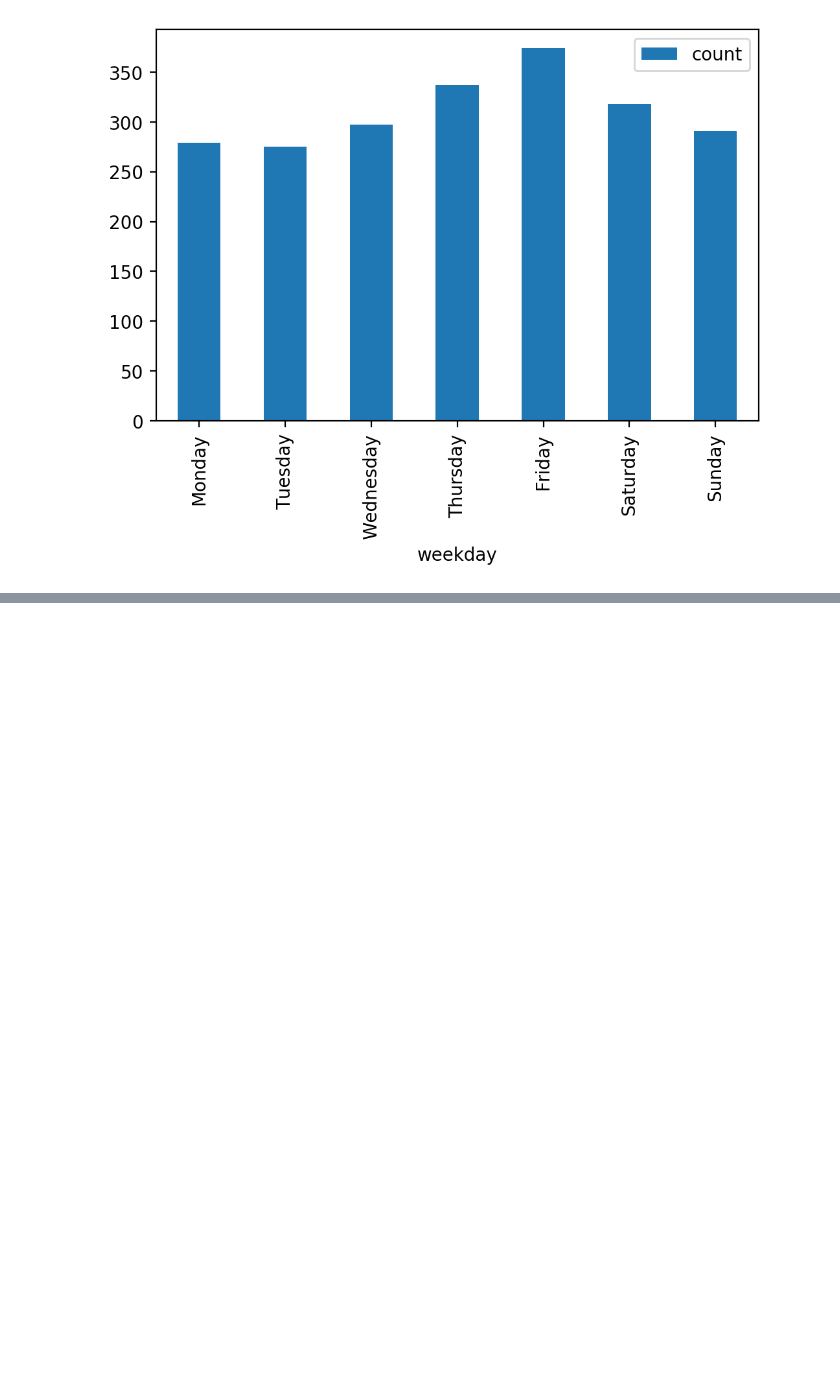
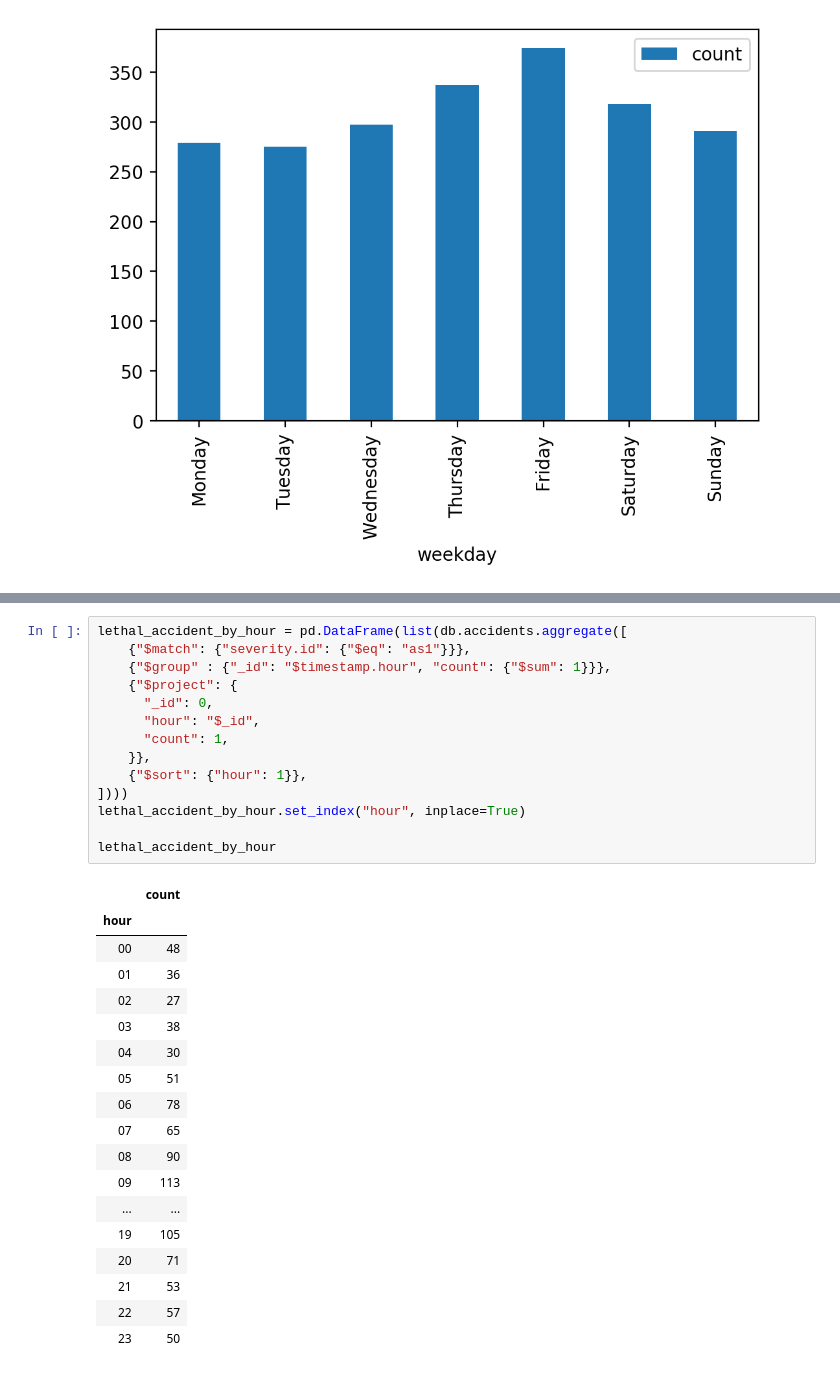
Before and after one commit to randombenj/hslu-dbs, a Jupyter notebook: project/data-mining.ipynb, the cells around one changed output, grey strips where cells are left out. Drawn from its saved outputs; the diff is of its cells as text; blank space fills up the shorter version.

```diff
--- a/project/data-mining.ipynb
+++ b/project/data-mining.ipynb
@@ -273,0 +311,33 @@ lethal_accident_by_weekday.plot.bar()
+# %%
+lethal_accident_by_hour = pd.DataFrame(list(db.accidents.aggregate([
+    {"$match": {"severity.id": {"$eq": "as1"}}},
+    {"$group" : {"_id": "$timestamp.hour", "count": {"$sum": 1}}},
+    {"$project": {
+      "_id": 0,
+      "hour": "$_id",
+      "count": 1,
+    }},
+    {"$sort": {"hour": 1}},
+])))
+lethal_accident_by_hour.set_index("hour", inplace=True)
+
+lethal_accident_by_hour
+# %% [output]
+|  | count |
+| hour |  |
+| 00 | 48 |
+| 01 | 36 |
+| 02 | 27 |
+| 03 | 38 |
+| 04 | 30 |
+| 05 | 51 |
+| 06 | 78 |
+| 07 | 65 |
+| 08 | 90 |
+| 09 | 113 |
+| ... | ... |
+| 19 | 105 |
+| 20 | 71 |
+| 21 | 53 |
+| 22 | 57 |
+| 23 | 50 |
```
Also changed, not shown: parts of 4 cells of this notebook.
